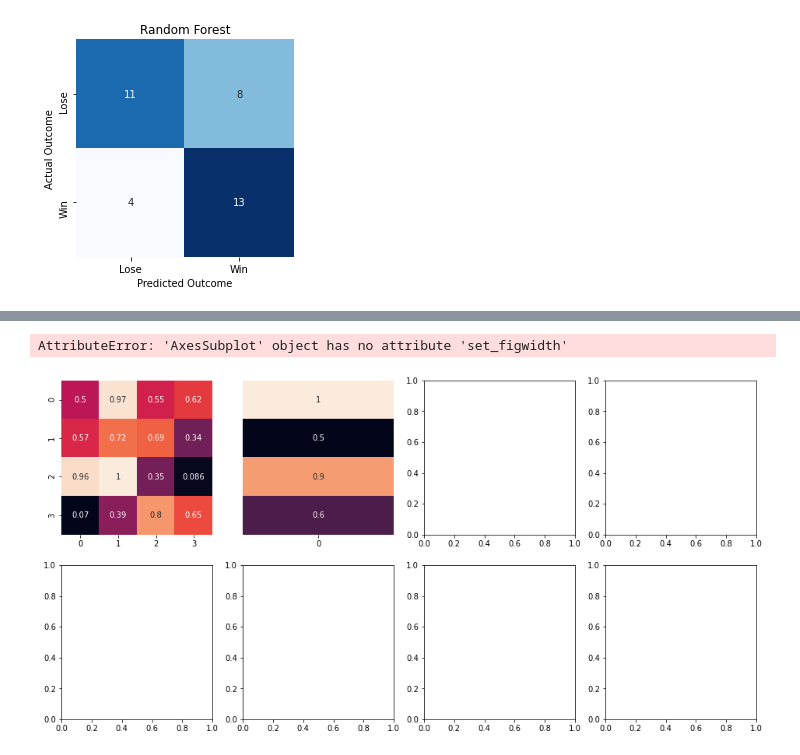
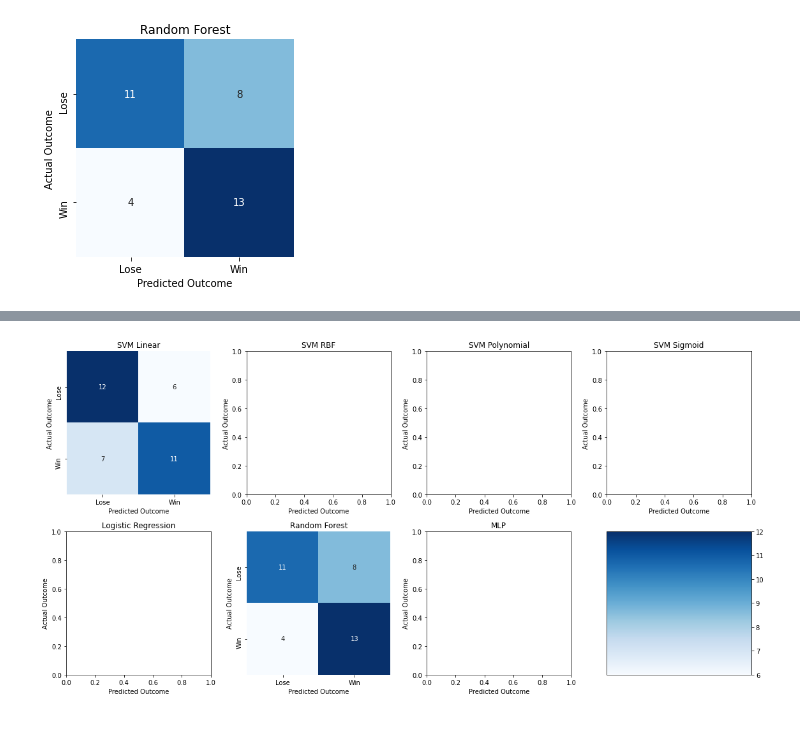
Before and after one commit to schiang28/Rouse, a Jupyter notebook: confusionmatrix.ipynb, the cells around one changed output, grey strips where cells are left out. Drawn from its saved outputs; the diff is of its cells as text; code cells hidden in the pictures; blank space fills up the shorter version.

Commit message:
confusion matrix subplots

```diff
--- a/confusionmatrix.ipynb
+++ b/confusionmatrix.ipynb
@@ -140,19 +96,35 @@ plt.show()
 # %%
 df = pd.DataFrame(np.random.random((4,4)))
 df2 = pd.DataFrame([1., .5, .9, .6])
 
 vmin = min(df.values.min(), df2.values.min())
 vmax = max(df.values.max(), df2.values.max())
 
 fig, axs = plt.subplots(nrows=2,ncols=4, figsize=(16,8))
 
-sns.heatmap(df, annot=True, cbar=False, ax=axs[0,0], vmin=vmin)
-sns.heatmap(df2, annot=True, yticklabels=False, cbar=False, ax=axs[0,1], vmax=vmax)
-axs[1,3].set_figwidth(2)
+sns.heatmap(np.array([[11,  8],
+       [ 4, 13]]), annot = True, cmap='Blues', cbar=False, square=True,yticklabels=['Lose','Win'], xticklabels=['Lose','Win'],ax=axs[1,1])
+sns.heatmap(np.array([[12,  6],
+       [ 7, 11]]), annot = True, cmap='Blues', cbar=False, square=True,yticklabels=['Lose','Win'], xticklabels=['Lose','Win'],ax=axs[0,0])
+
+for i in range(2):
+    for j in range(3):
+        axs[i,j].set_xlabel('Predicted Outcome')
+        axs[i,j].set_ylabel('Actual Outcome')
+axs[0,3].set_xlabel('Predicted Outcome')
+axs[0,3].set_ylabel('Actual Outcome')
+
+axs[0,0].set_title('SVM Linear')
+axs[0,1].set_title('SVM RBF')
+axs[0,2].set_title('SVM Polynomial')
+axs[0,3].set_title('SVM Sigmoid')
+axs[1,0].set_title('Logistic Regression')
+axs[1,1].set_title('Random Forest')
+axs[1,2].set_title('MLP')
+
 
 fig.colorbar(axs[0,0].collections[0], cax=axs[1,3])
 fig.tight_layout()
 plt.show()
 # %% [output]
-AttributeError: 'AxesSubplot' object has no attribute 'set_figwidth'
-[figure, old version]
+[figure, new version]
```
Also changed, not shown: parts of 1 cell of this notebook, 1 other file.
